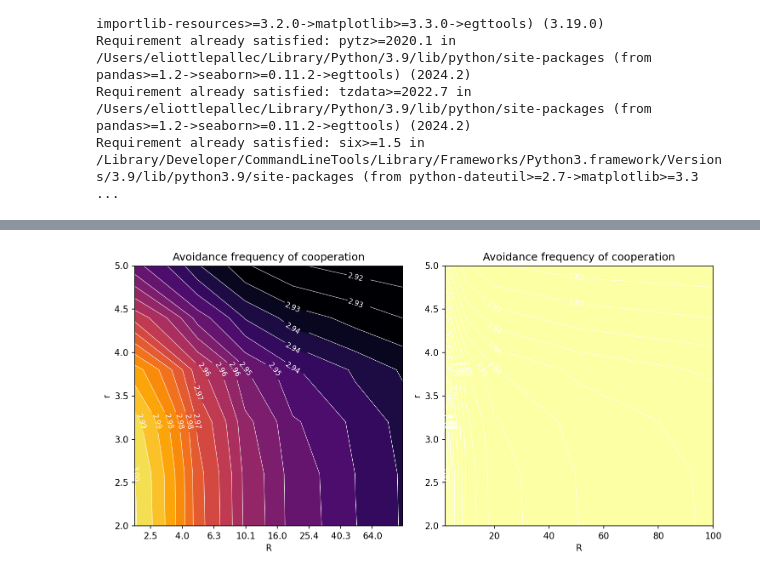
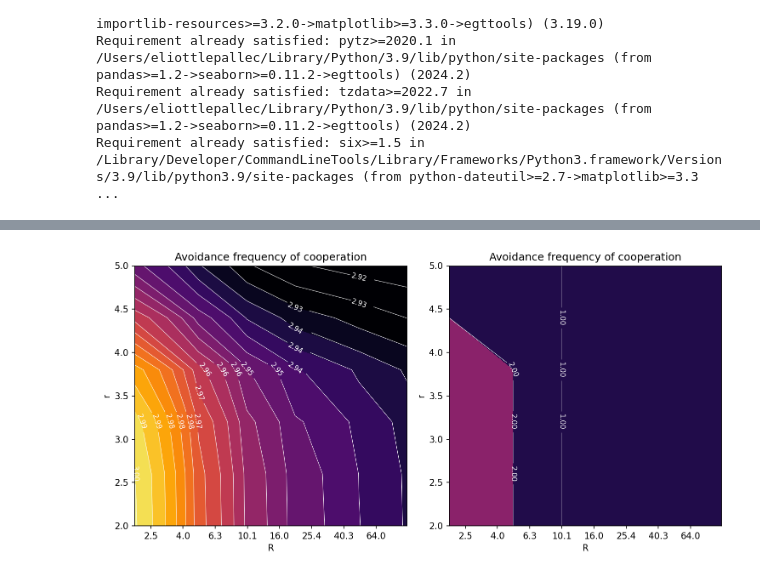
Before and after one commit to Teytey2002/Projet_Learning, a Jupyter notebook: pt_fin.ipynb, the cells around one changed output, grey strips where cells are left out. Saved outputs shown, nothing was run; the diff lists cells and outputs as text; code cells hidden in the pictures.

```diff
--- a/pt_fin.ipynb
+++ b/pt_fin.ipynb
@@ -249,33 +210,0 @@ result
-# %%
-group_size = 5
-c = 1.
-eps = 0.25
-delta = 20
-Z = 100  # Population size
-beta = 0.25  # Selection intensity
-#R_values = np.logspace(2, 100 , 6)  # Example range for R
-R_values = np.array([2,5, 10, 20, 50, 100])
-R_values = np.array([1000])
-r_values = np.linspace(2.0, 5.0, 6)  # Example range for r
-
-
-optimal_F_prime = np.zeros((len(r_values), len(R_values)))
-avg_F_prime = np.zeros((len(r_values), len(R_values)))
-
-for i, R in enumerate(R_values):
-    for j, r in enumerate(r_values):
-        optimal_F = np.zeros((5,), dtype = float)
-        payoffs = EstimatePayoffsCRD.estimate_payoffs(group_size, c, r, eps, delta, R)
-        game = StochDynamics(EstimatePayoffsCRD.ns, payoffs, Z, group_size, mu=mu)
-        stationary_distribution = game.calculate_stationary_distribution(beta)
-        print(stationary_distribution)
-        comp_1 = stationary_distribution[:5]
-        comp_2 = stationary_distribution[5:10]
-        comp_3 = stationary_distribution[10:15]
-        comp_4 = stationary_distribution[15:20]
-        comp_5 = stationary_distribution[20:25]
-        avg_F_prime[j, i] = (1*sum(comp_1) + 2*sum(comp_2) +3*sum(comp_3) +4*sum(comp_4)+5*sum(comp_5))/sum(stationary_distribution[0:25])
-        print("result")
-        print(avg_F_prime)
-        optimal_F_prime[j, i] = np.argmax([sum(comp_1) / (len(comp_1)), sum(comp_2) / len(comp_2),sum(comp_3) / len(comp_3),sum(comp_4) / len(comp_1),sum(comp_5) / len(comp_1)]) +1
-        print(optimal_F_prime)
@@ -304,33 +214,38 @@ import matplotlib.pyplot as plt
 from matplotlib.ticker import LogLocator, FuncFormatter
 
 levels = np.linspace(2.92, 3., 21)
+level = np.linspace(1,5,5)
 
 plt.figure(figsize=(10, 5), dpi=150)
 
 # First graph: Avoidance frequency of cooperation
 plt.subplot(1, 2, 1)
 contour = plt.contourf(R_values, r_values, avg_F_prime.T, levels=levels, cmap='inferno', vmin=2.93, vmax=3.)
 contour_lines = plt.contour(R_values, r_values, avg_F_prime.T, levels=levels, colors='white', linewidths=0.5)
 
 plt.xscale('log', base=2**(1/3))  # Échelle logarithmique en base 2^(1/3)
 plt.gca().xaxis.set_major_locator(LogLocator(base=2**(1/3), numticks=10))
 plt.gca().xaxis.set_major_formatter(FuncFormatter(lambda x, _: f"{x:.1f}"))
 plt.clabel(contour_lines, inline=True, fontsize=8, fmt="%.2f")
 plt.xlabel('R')
 plt.ylabel("r")
 plt.title("Avoidance frequency of cooperation")
 
 # Second graph: Avoidance frequency of commitment
 plt.subplot(1, 2, 2)
-contour = plt.contourf(R_values, r_values, avg_F_prime.T, levels=levels, cmap='inferno', vmin=0., vmax=1.)
-contour_lines = plt.contour(R_values, r_values, avg_F_prime.T, levels=levels, colors='white', linewidths=0.5)
+contour = plt.contourf(R_values, r_values, optimal_F_prime.T, levels=level, cmap='inferno', vmin=1., vmax=5.)
+contour_lines = plt.contour(R_values, r_values, optimal_F_prime.T, levels=level, colors='white', linewidths=0.5)
+plt.clabel(contour_lines, inline=True, fontsize=8, fmt="%.2f")
+
+plt.xscale('log', base=2**(1/3))  # Échelle logarithmique en base 2^(1/3)
+plt.gca().xaxis.set_major_formatter(FuncFormatter(lambda x, _: f"{x:.1f}"))
 plt.clabel(contour_lines, inline=True, fontsize=8, fmt="%.2f")
 plt.xlabel('R')
 plt.ylabel("r")
 plt.title("Avoidance frequency of cooperation")
 
 
 plt.tight_layout()
 plt.show()
 # %% [output]
-[figure, old version]
+[figure, new version]
```
Also changed, not shown: parts of 8 cells of this notebook.
